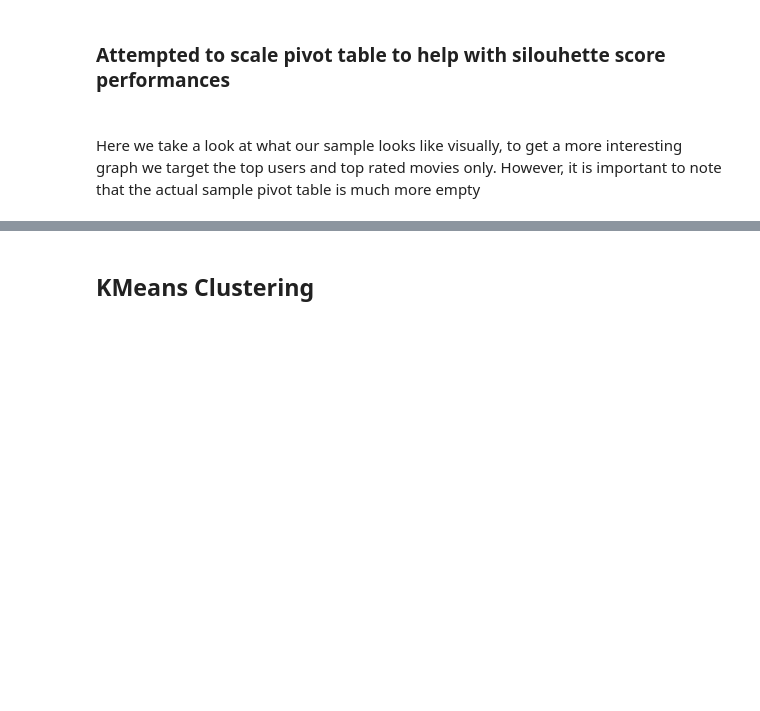
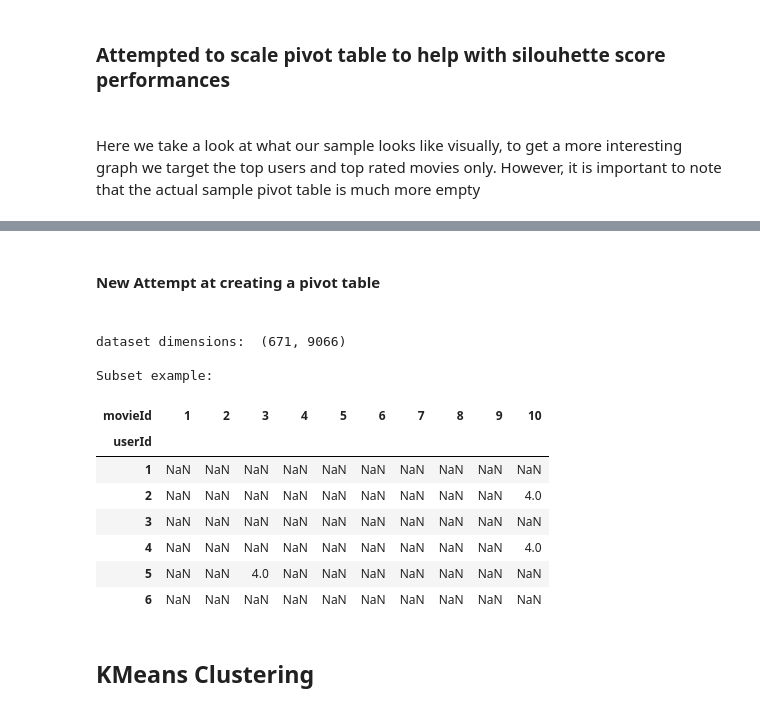
Before and after one commit to Radwanbaba13/MovieRecommenderSystem, a Jupyter notebook: KMeansClustering.ipynb, the cells around one changed output, grey strips where cells are left out. Saved outputs shown, nothing was run; the diff lists cells and outputs as text; code cells hidden in the pictures; blank space fills up the shorter version.

```diff
--- a/KMeansClustering.ipynb
+++ b/KMeansClustering.ipynb
@@ -148,0 +150,20 @@ plt.show()
+# %% [markdown]
+<h4>New Attempt at creating a pivot table<h4>
+# %%
+ratings_table = pd.pivot_table(ratings_df, index='userId', columns='movieId', values='rating')
+
+# Print he number of dimensions and a subset of the dataset
+print('dataset dimensions: ', ratings_table.shape, '\n\nSubset example:')
+ratings_table.iloc[:6, :10]
+# %% [output]
+dataset dimensions:  (671, 9066)
+
+Subset example:
+| movieId | 1 | 2 | 3 | 4 | 5 | 6 | 7 | 8 | 9 | 10 |
+| userId |  |  |  |  |  |  |  |  |  |  |
+| 1 | NaN | NaN | NaN | NaN | NaN | NaN | NaN | NaN | NaN | NaN |
+| 2 | NaN | NaN | NaN | NaN | NaN | NaN | NaN | NaN | NaN | 4.0 |
+| 3 | NaN | NaN | NaN | NaN | NaN | NaN | NaN | NaN | NaN | NaN |
+| 4 | NaN | NaN | NaN | NaN | NaN | NaN | NaN | NaN | NaN | 4.0 |
+| 5 | NaN | NaN | 4.0 | NaN | NaN | NaN | NaN | NaN | NaN | NaN |
+| 6 | NaN | NaN | NaN | NaN | NaN | NaN | NaN | NaN | NaN | NaN |
```
Also changed, not shown: parts of 9 cells of this notebook.
